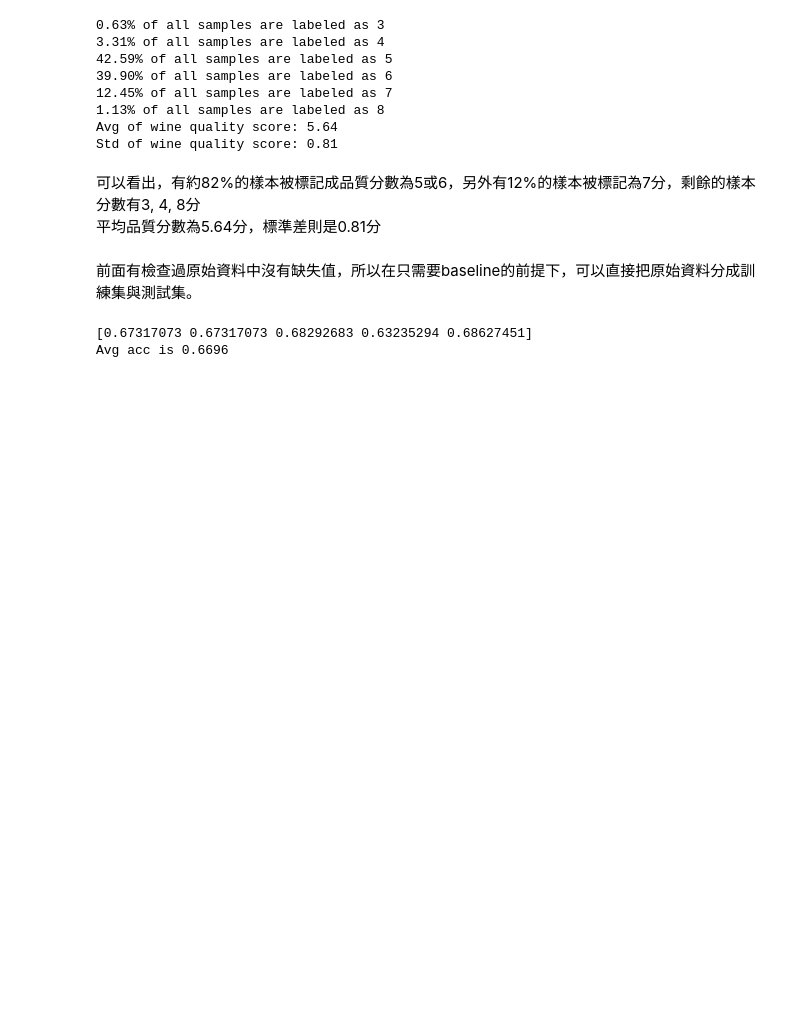
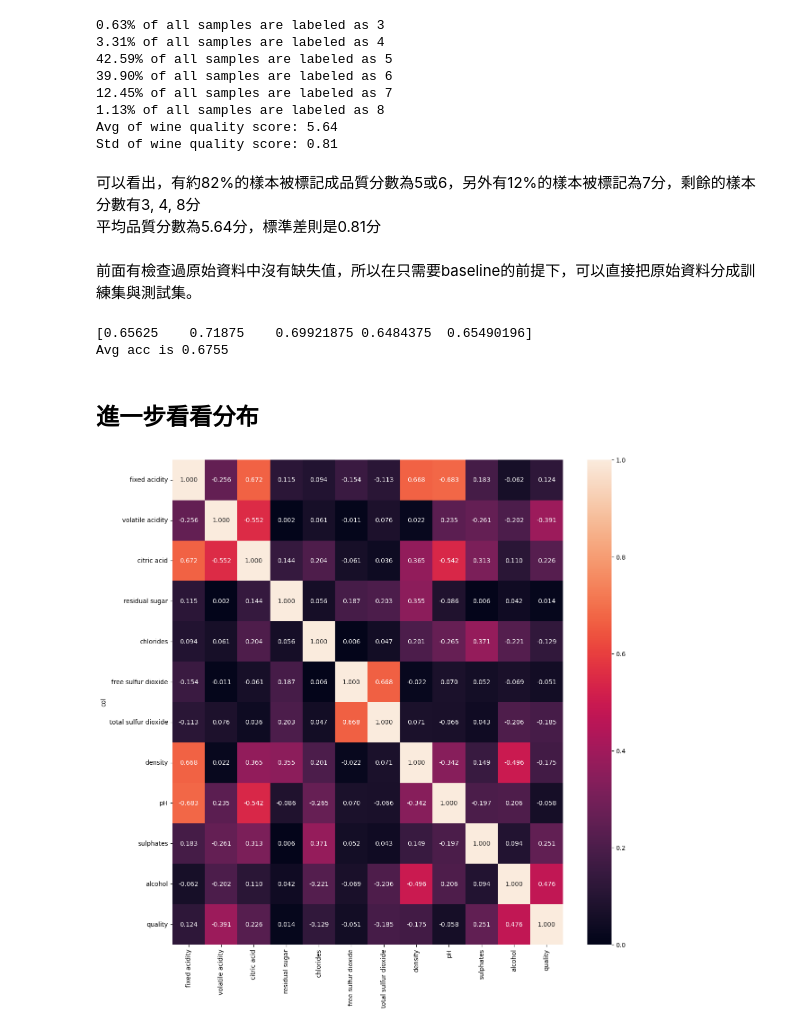
Before and after one commit to skyjadel/Prediction-of-quality-of-Wine, a Jupyter notebook: Wine_Quality.ipynb, the cells around one changed output. Saved outputs shown, nothing was run; the diff lists cells and outputs as text; code cells hidden in the pictures; blank space fills up the shorter version.

```diff
--- a/Wine_Quality.ipynb
+++ b/Wine_Quality.ipynb
@@ -110,11 +110,13 @@ df_train, df_test = train_test_split(df, test_size=0.2)
 X = df_train.drop('quality', axis = 1)
 y = df_train['quality']
 
-X_train, X_test, y_train, y_test = train_test_split(X, y, test_size = 0.2, random_state = 42)
+#X_train, X_test, y_train, y_test = train_test_split(X, y, test_size = 0.2, random_state = 42)
 rfc = RandomForestClassifier(n_estimators=200)
-rfc_eval = cross_val_score(estimator = rfc, X = X_train, y = y_train, cv = 5)
+rfc_eval = cross_val_score(estimator = rfc, X = X, y = y, cv = 5)
 print(rfc_eval)
 print(f'Avg acc is {np.mean(rfc_eval):.4f}')
 # %% [output]
-[0.67317073 0.67317073 0.68292683 0.63235294 0.68627451]
-Avg acc is 0.6696
+[0.65625    0.71875    0.69921875 0.6484375  0.65490196]
+Avg acc is 0.6755
+# %% [markdown]
+## 進一步看看分布
@@ -120,0 +125,16 @@ Avg acc is 0.6696
+# %%
+correlation_matrix = pd.DataFrame({col:[0,]*len(df_train.columns) for col in df_train.columns})
+correlation_matrix.insert(loc=0, column='col', value=df_train.columns)
+correlation_matrix.set_index('col', inplace=True)
+for i, col1 in enumerate(df_train.columns):
+  for j, col2 in enumerate(df_train.columns):
+    x = np.array(df[col1])
+    y = np.array(df[col2])
+    correlation_matrix.loc[col2,col1] = pearsonr(x,y).statistic
+# %%
+import seaborn as sns
+fig, ax = plt.subplots()
+sns.heatmap(np.abs(correlation_matrix), annot=correlation_matrix, fmt=".3f", ax=ax, vmin=0, vmax=1)
+fig.set_size_inches(14,14)
+# %% [output]
+[figure, added]
```
Also changed, not shown: parts of 23 cells of this notebook.
